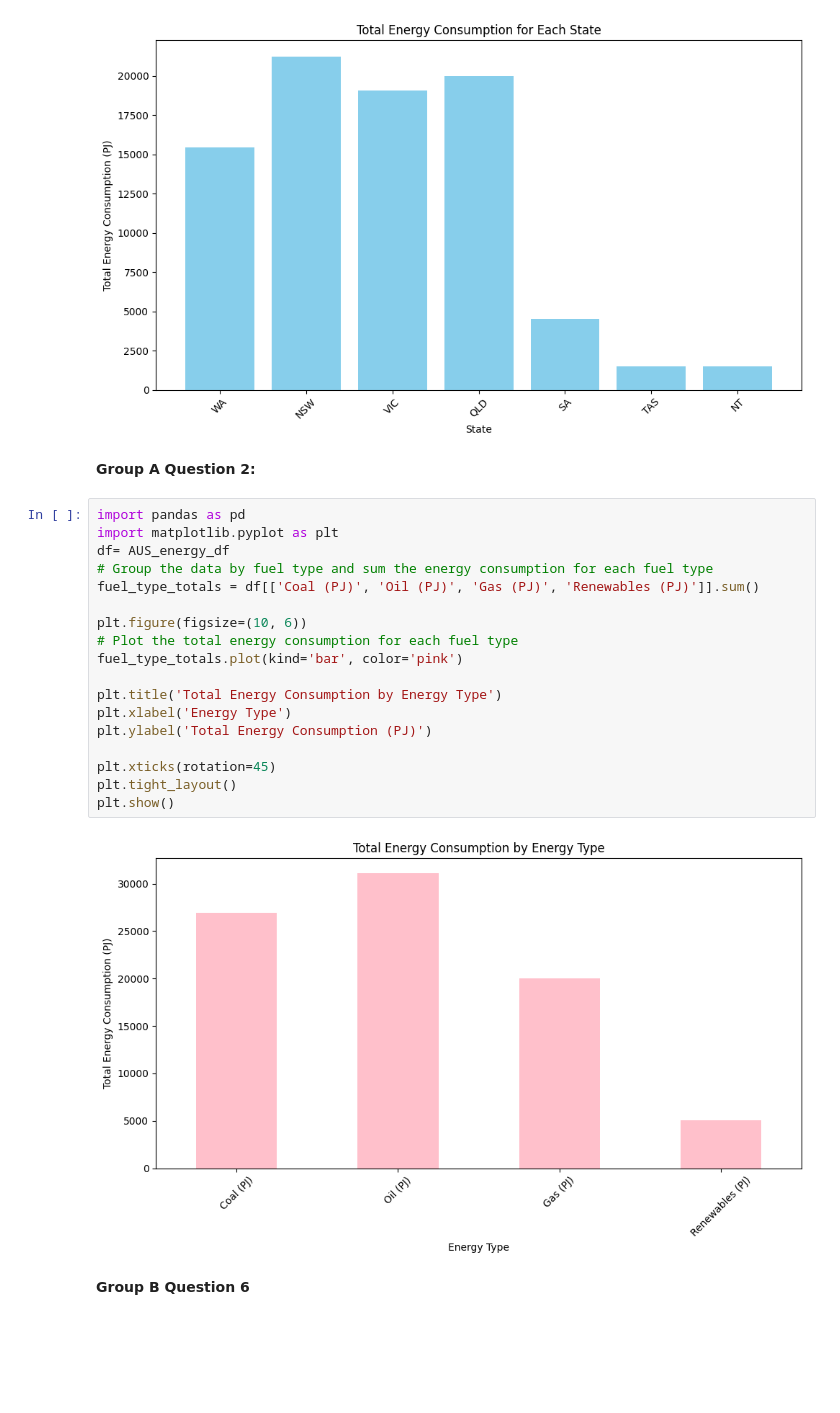
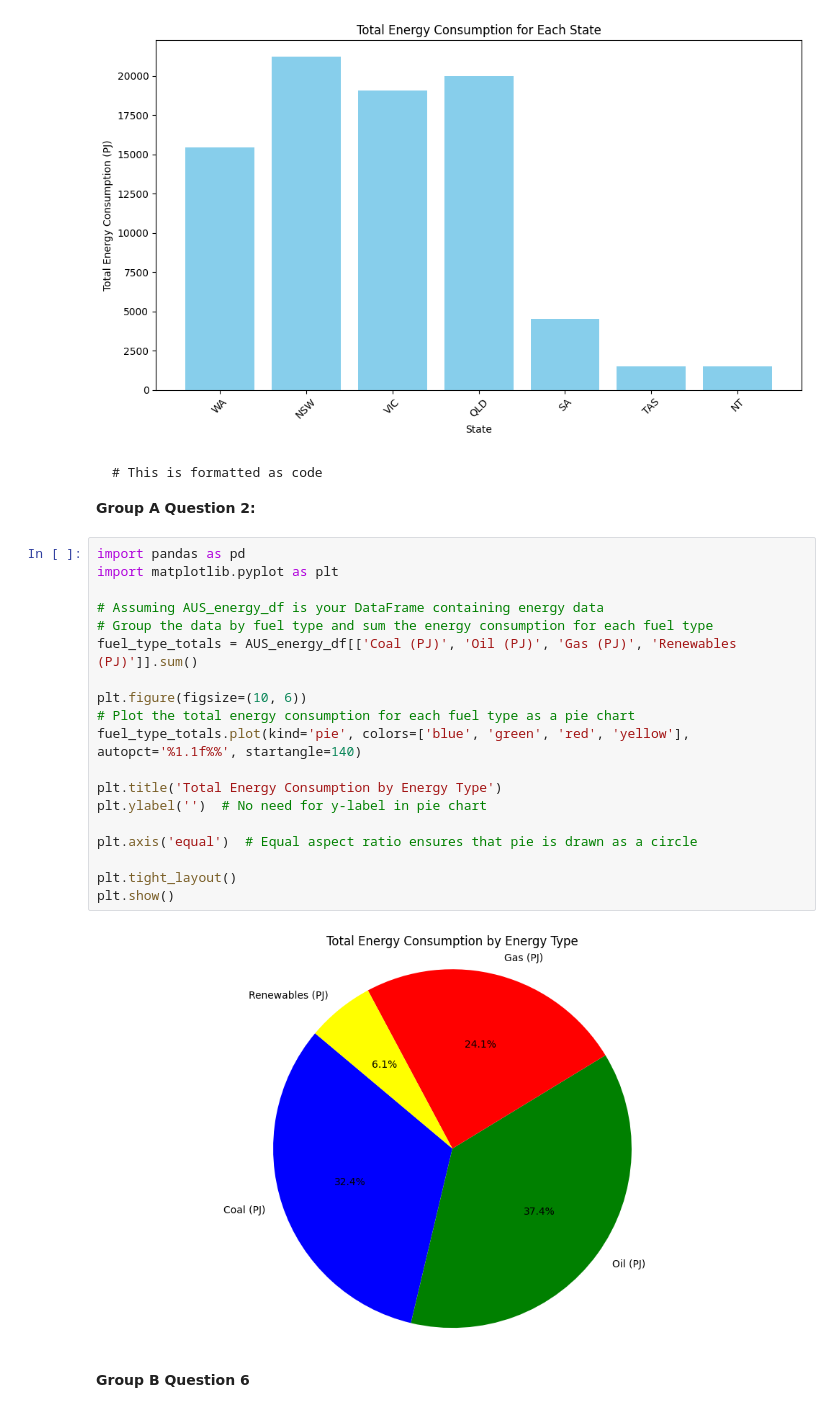
Before and after one commit to DurantZhou/ISYS5002-2024-S1-A2, a Jupyter notebook: Tue_11AM_Group_2_Assignment_2.ipynb, the cells around one changed output. Drawn from its saved outputs; the diff is of its cells as text; blank space fills up the shorter version.

Commit message:
Group A Question 2: Creating Pie chart for visualization total energy consumption by fuel type.

````diff
--- a/Tue_11AM_Group_2_Assignment_2.ipynb
+++ b/Tue_11AM_Group_2_Assignment_2.ipynb
@@ -240,27 +240,34 @@ plt.show()
 # %% [output]
 [figure]
 # %% [markdown]
+
+
+```
+# This is formatted as code
+```
+
 **Group A Question 2:**
 # %%
 import pandas as pd
 import matplotlib.pyplot as plt
-df= AUS_energy_df
+
+# Assuming AUS_energy_df is your DataFrame containing energy data
 # Group the data by fuel type and sum the energy consumption for each fuel type
-fuel_type_totals = df[['Coal (PJ)', 'Oil (PJ)', 'Gas (PJ)', 'Renewables (PJ)']].sum()
+fuel_type_totals = AUS_energy_df[['Coal (PJ)', 'Oil (PJ)', 'Gas (PJ)', 'Renewables (PJ)']].sum()
 
 plt.figure(figsize=(10, 6))
-# Plot the total energy consumption for each fuel type
-fuel_type_totals.plot(kind='bar', color='pink')
+# Plot the total energy consumption for each fuel type as a pie chart
+fuel_type_totals.plot(kind='pie', colors=['blue', 'green', 'red', 'yellow'], autopct='%1.1f%%', startangle=140)
 
 plt.title('Total Energy Consumption by Energy Type')
-plt.xlabel('Energy Type')
-plt.ylabel('Total Energy Consumption (PJ)')
+plt.ylabel('')  # No need for y-label in pie chart
 
-plt.xticks(rotation=45)
+plt.axis('equal')  # Equal aspect ratio ensures that pie is drawn as a circle
+
 plt.tight_layout()
 plt.show()
 # %% [output]
-[figure, old version]
+[figure, new version]
 # %% [markdown]
 **Group B Question 6**
 # %%
````
Also changed, not shown: parts of 1 cell of this notebook.
